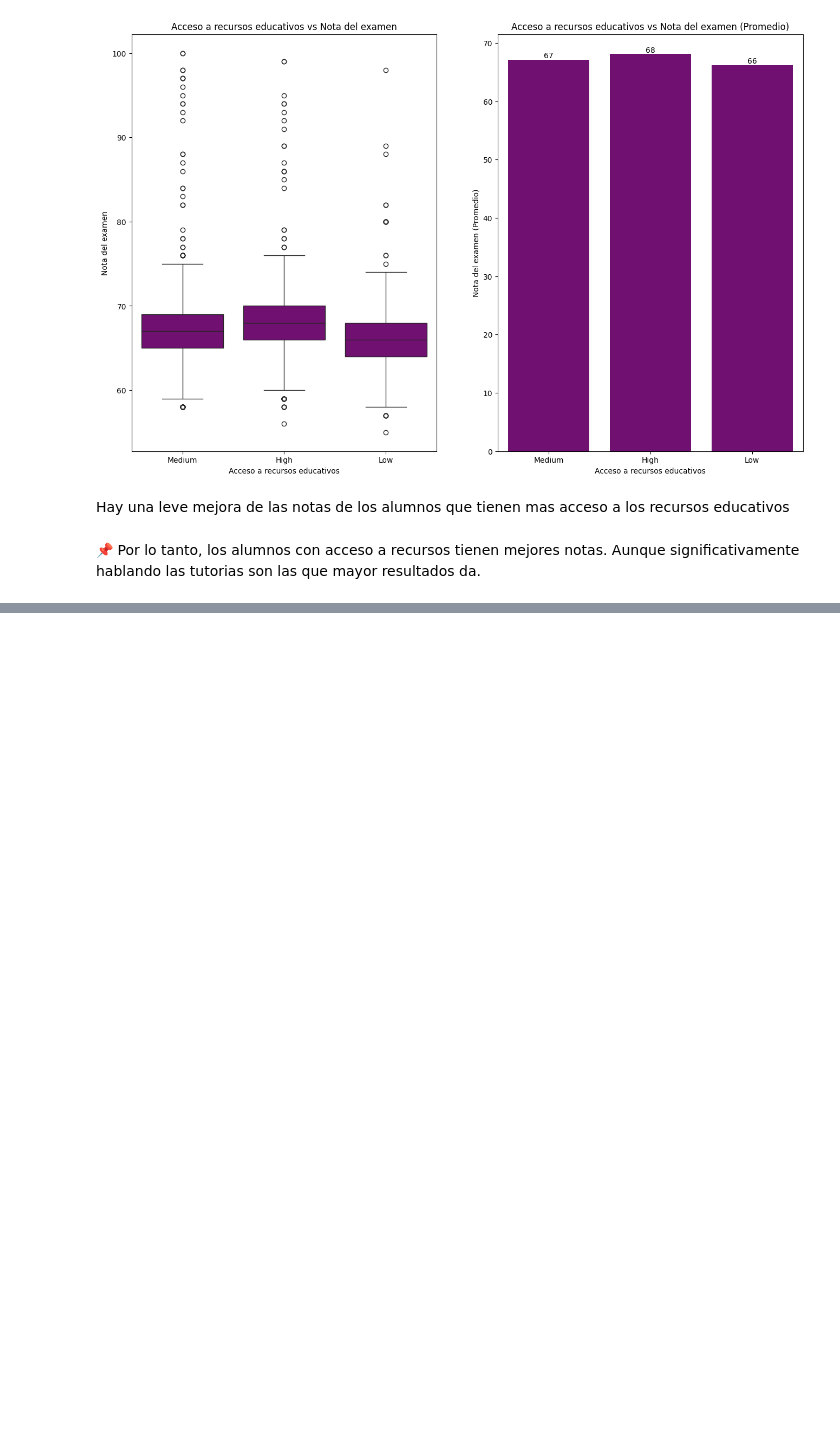
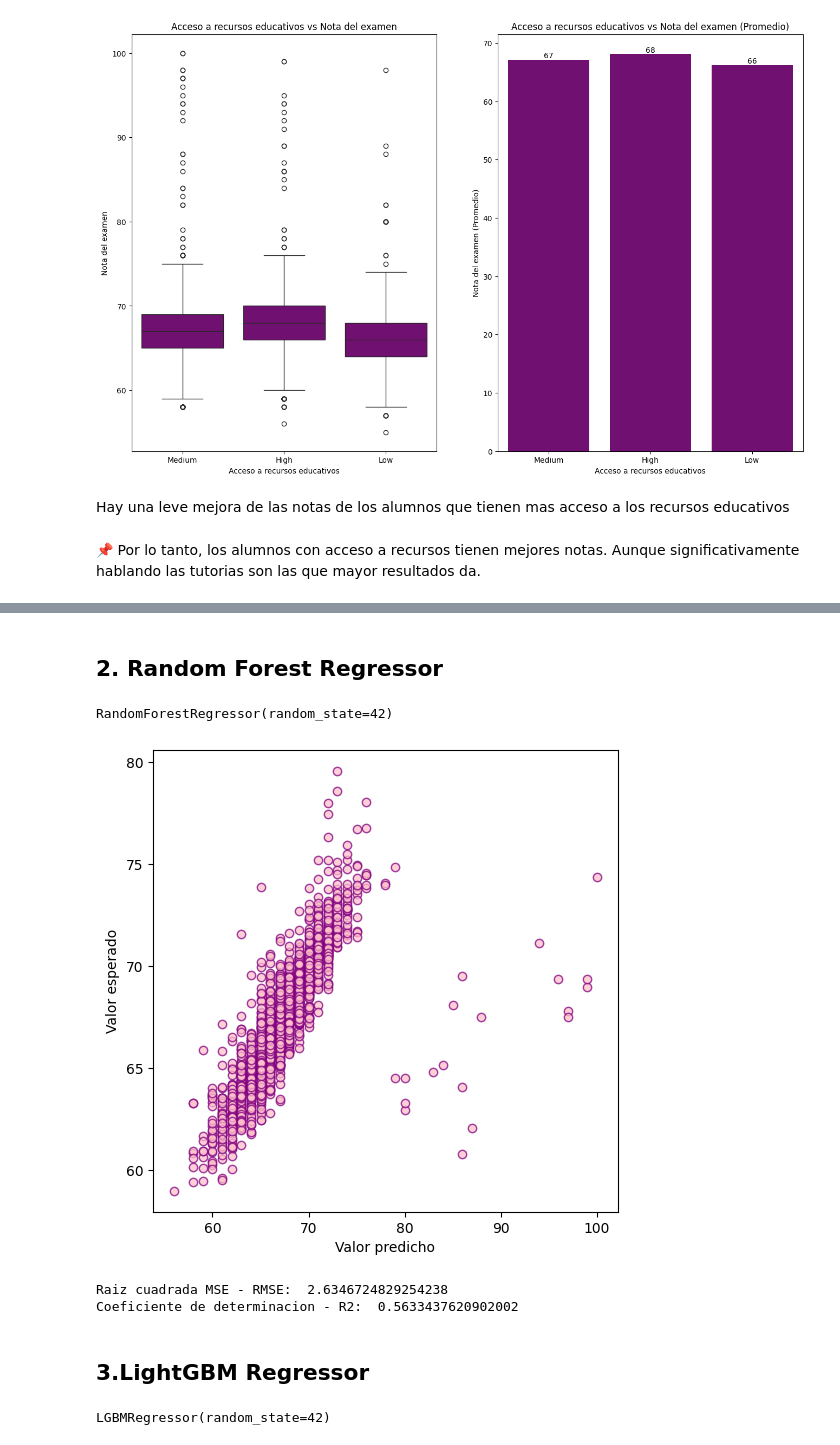
Before and after one commit to LuqGon/student_performance_factor-dsproject, a Jupyter notebook: student_performance_factors.ipynb, the cells around one changed output, grey strips where cells are left out. Saved outputs shown, nothing was run; the diff lists cells and outputs as text; code cells hidden in the pictures; blank space fills up the shorter version.

```diff
--- a/student_performance_factors.ipynb
+++ b/student_performance_factors.ipynb
@@ -745,0 +829,2 @@ Hay una leve mejora de las notas de los alumnos que tienen mas acceso a los recu
+# %% [markdown]
+## 2. Random Forest Regressor
@@ -745,0 +833,24 @@ Hay una leve mejora de las notas de los alumnos que tienen mas acceso a los recu
+# %%
+rf_model = RandomForestRegressor(random_state=42)
+rf_model.fit(x_train, y_train)
+# %% [output]
+RandomForestRegressor(random_state=42)
+# %%
+y_pred_rf = rf_model.predict(x_test)
+# %%
+# grafico
+plt.figure(figsize=(6,6))
+plt.scatter(y_test,y_pred_rf,alpha=0.75,color="pink" ,edgecolors="purple")
+plt.ylabel("Valor esperado")
+plt.xlabel("Valor predicho")
+plt.show()
+dict_rmse["Random Forest"] = np.sqrt(mean_squared_error(y_test, y_pred_rf))
+dict_r2["Random Forest"] = rf_model.score(x_test, y_test)
+print("Raiz cuadrada MSE - RMSE: ", dict_rmse["Random Forest"])
+print("Coeficiente de determinacion - R2: ", dict_r2["Random Forest"])
+# %% [output]
+[figure, added]
+Raiz cuadrada MSE - RMSE:  2.6346724829254238
+Coeficiente de determinacion - R2:  0.5633437620902002
+# %% [markdown]
+## 3.LightGBM Regressor
@@ -745,0 +861,4 @@ Hay una leve mejora de las notas de los alumnos que tienen mas acceso a los recu
+# %%
+lgb_model.fit(x_train, y_train)
+# %% [output]
+LGBMRegressor(random_state=42)
```
Also changed, not shown: parts of 36 cells of this notebook.
